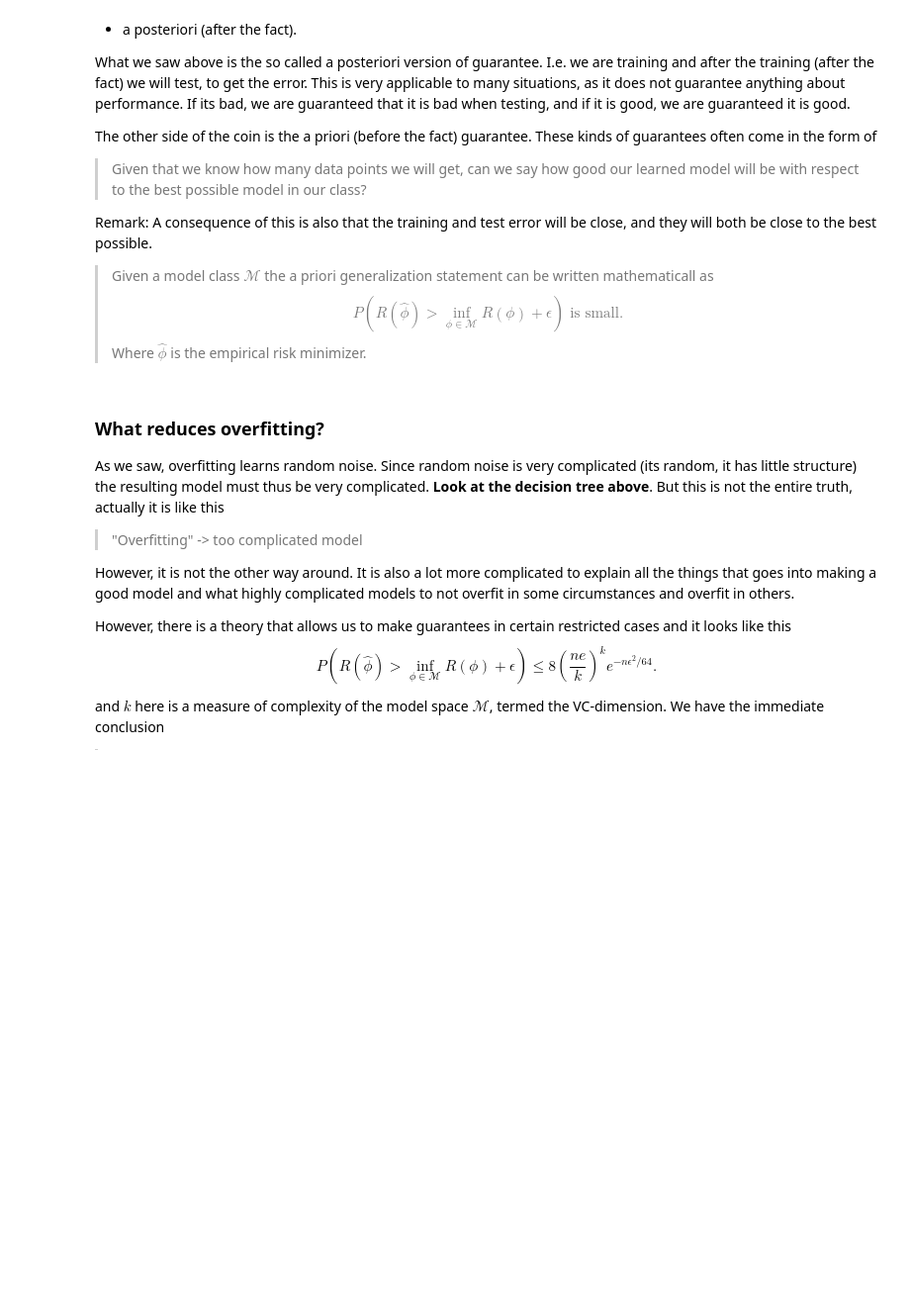
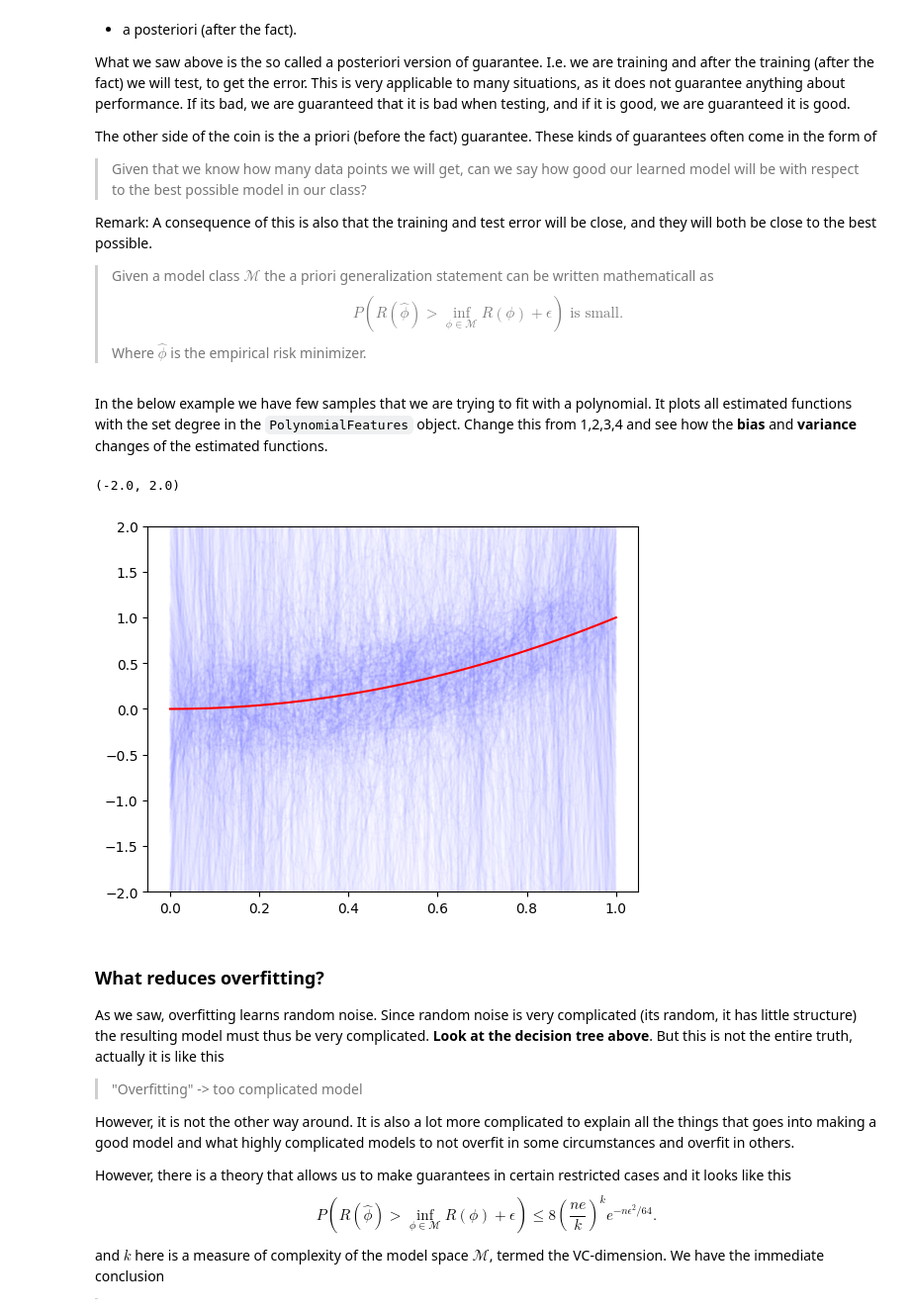
Before and after one commit to datascience-intro/1MS041-2024, a Jupyter notebook: notebooks/11-Training_Testing_Metrics.ipynb, the cells around one changed output. Shown at 99% size. Saved outputs shown, nothing was run; the diff lists cells and outputs as text; code cells hidden in the pictures; blank space fills up the shorter version.

```diff
--- a/notebooks/11-Training_Testing_Metrics.ipynb
+++ b/notebooks/11-Training_Testing_Metrics.ipynb
@@ -416,6 +416,37 @@ $$
     P \left ( R(\hat{\phi}) > \inf_{\phi \in \mathcal{M}} R(\phi) + \epsilon \right ) \text{ is small.}
 $$
 Where $\hat \phi$ is the empirical risk minimizer.
+# %% [markdown]
+In the below example we have few samples that we are trying to fit with a polynomial. It plots all estimated functions with the set degree in the `PolynomialFeatures` object. Change this from 1,2,3,4 and see how the **bias** and **variance** changes of the estimated functions.
+# %%
+from sklearn.linear_model import LinearRegression
+import sklearn.preprocessing as pre
+import matplotlib.pyplot as plt
+import numpy as np
+
+Poly = pre.PolynomialFeatures(degree=1)
+
+for i in range(1000):
+    n_samples = 6
+    X = np.random.uniform(size=(n_samples,1))
+    Y = X.reshape(-1)**2+np.random.uniform(size=(n_samples))-1/2
+    X_poly = Poly.fit_transform(X)
+
+    lr = LinearRegression()
+
+    lr.fit(X_poly,Y)
+    X_plot = np.linspace(0,1,100).reshape(-1,1)
+    X_plot_poly = Poly.fit_transform(X_plot)
+    Y_plot = lr.predict(X_plot_poly)
+
+    #plt.scatter(X,Y)
+    plt.plot(X_plot,Y_plot,alpha=0.01,color='blue')
+
+plt.plot(X_plot,X_plot**2,color='red')
+plt.ylim(-2,2)
+# %% [output]
+(-2.0, 2.0)
+[figure, added]
 # %% [markdown]
 ### What reduces overfitting?
 
```
Also changed, not shown: parts of 2 cells of this notebook, 50 other files.
